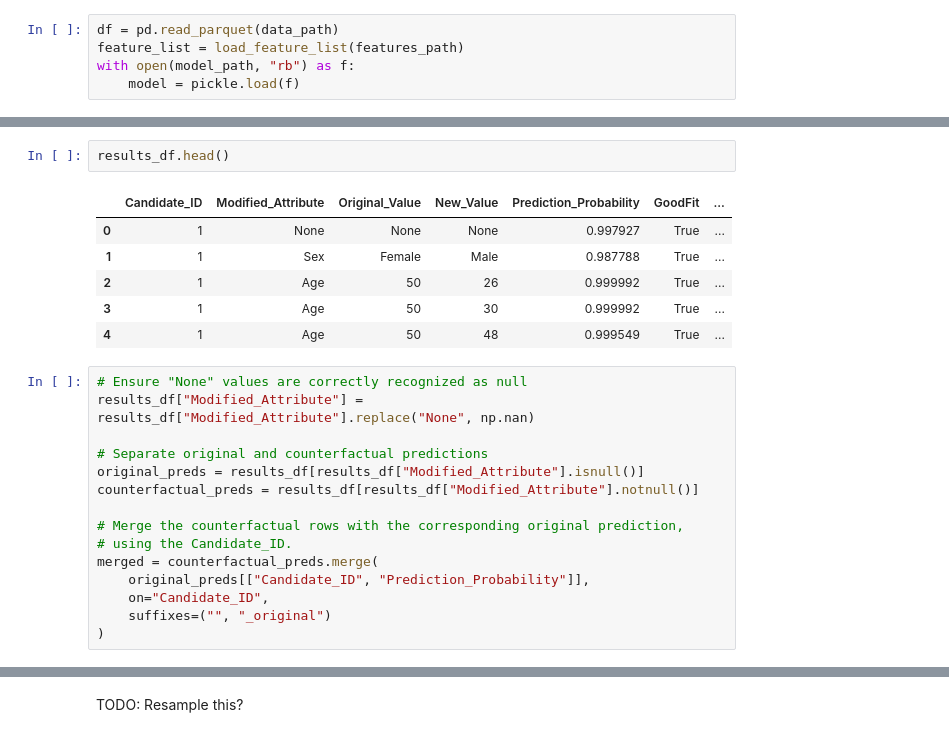
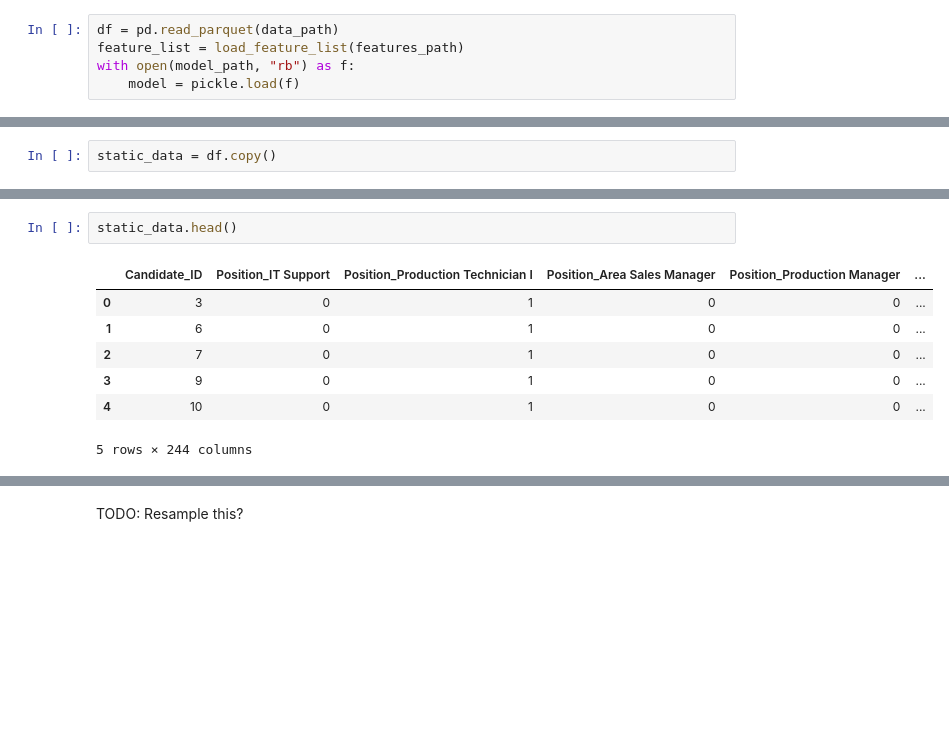
Before and after one commit to markuskuehnle/bias-fairness-mvp, a Jupyter notebook: notebooks/16_goodfit_prediction_static_data.ipynb, the cells around one changed output, grey strips where cells are left out. Saved outputs shown, nothing was run; the diff lists cells and outputs as text; blank space fills up the shorter version.

Commit message:
[Task] Precompute candidate predictions with modifications by filtering out protected features from the top SHAP values. Update the static prediction loading and caching for use by the backend API.

```diff
--- a/notebooks/16_goodfit_prediction_static_data.ipynb
+++ b/notebooks/16_goodfit_prediction_static_data.ipynb
@@ -177,0 +239,2 @@ results_df["New_Value"] = results_df["New_Value"].astype(str)
+# %%
+static_data = df.copy()
@@ -178,24 +257,10 @@ results_df["New_Value"] = results_df["New_Value"].astype(str)
 # %%
-results_df.head()
+static_data.head()
 # %% [output]
-|  | Candidate_ID | Modified_Attribute | Original_Value | New_Value | Prediction_Probability | GoodFit | ... |
-| 0 | 1 | None | None | None | 0.997927 | True | ... |
-| 1 | 1 | Sex | Female | Male | 0.987788 | True | ... |
-| 2 | 1 | Age | 50 | 26 | 0.999992 | True | ... |
-| 3 | 1 | Age | 50 | 30 | 0.999992 | True | ... |
-| 4 | 1 | Age | 50 | 48 | 0.999549 | True | ... |
+|  | Candidate_ID | Position_IT Support | Position_Production Technician I | Position_Area Sales Manager | Position_Production Manager | ... |
+| 0 | 3 | 0 | 1 | 0 | 0 | ... |
+| 1 | 6 | 0 | 1 | 0 | 0 | ... |
+| 2 | 7 | 0 | 1 | 0 | 0 | ... |
+| 3 | 9 | 0 | 1 | 0 | 0 | ... |
+| 4 | 10 | 0 | 1 | 0 | 0 | ... |
+5 rows × 244 columns
-# %%
-# Ensure "None" values are correctly recognized as null
-results_df["Modified_Attribute"] = results_df["Modified_Attribute"].replace("None", np.nan)
-
-# Separate original and counterfactual predictions
-original_preds = results_df[results_df["Modified_Attribute"].isnull()]
-counterfactual_preds = results_df[results_df["Modified_Attribute"].notnull()]
-
-# Merge the counterfactual rows with the corresponding original prediction,
-# using the Candidate_ID.
-merged = counterfactual_preds.merge(
-    original_preds[["Candidate_ID", "Prediction_Probability"]],
-    on="Candidate_ID",
-    suffixes=("", "_original")
-)
```
Also changed, not shown: parts of 20 cells of this notebook, 4 other files.
